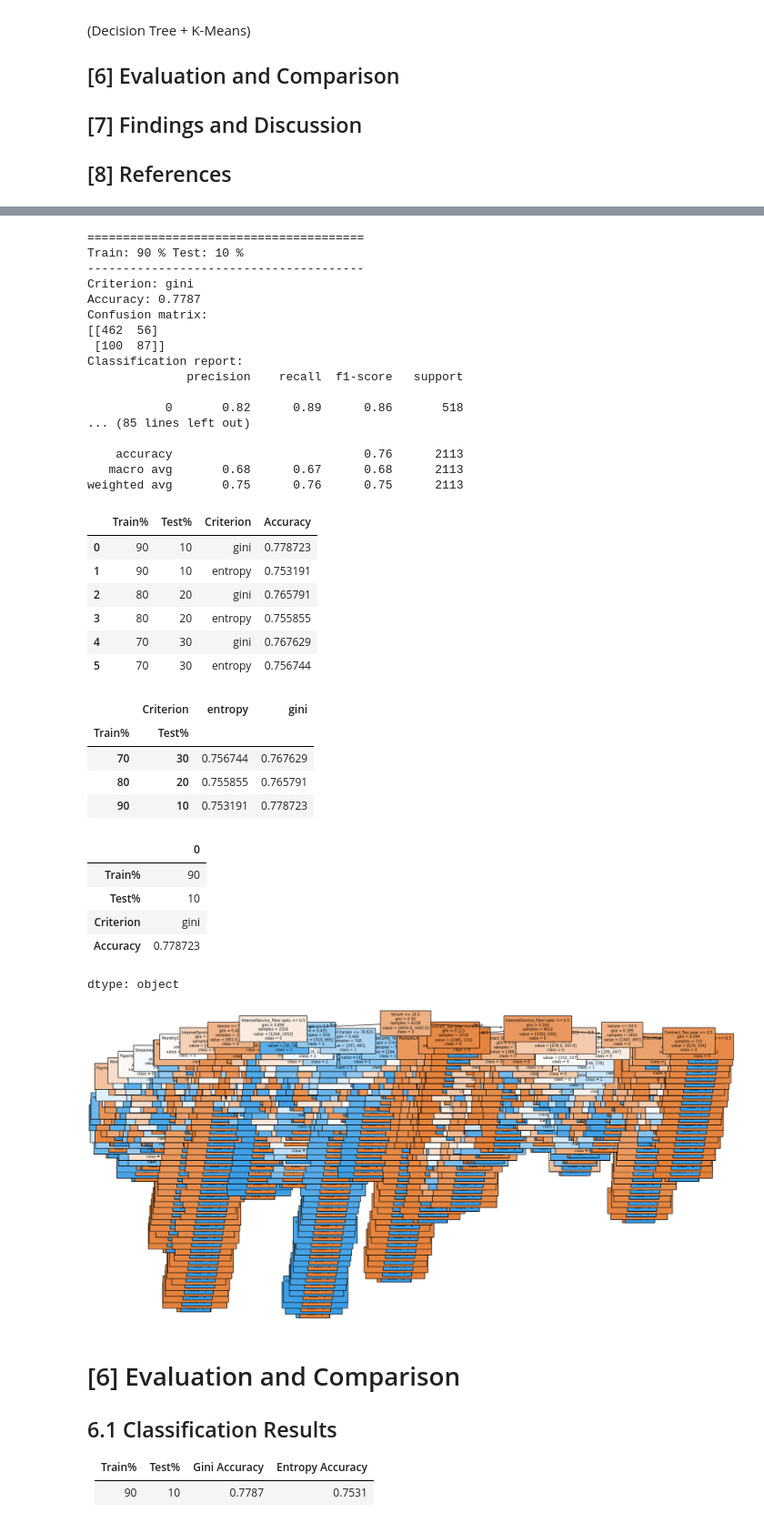
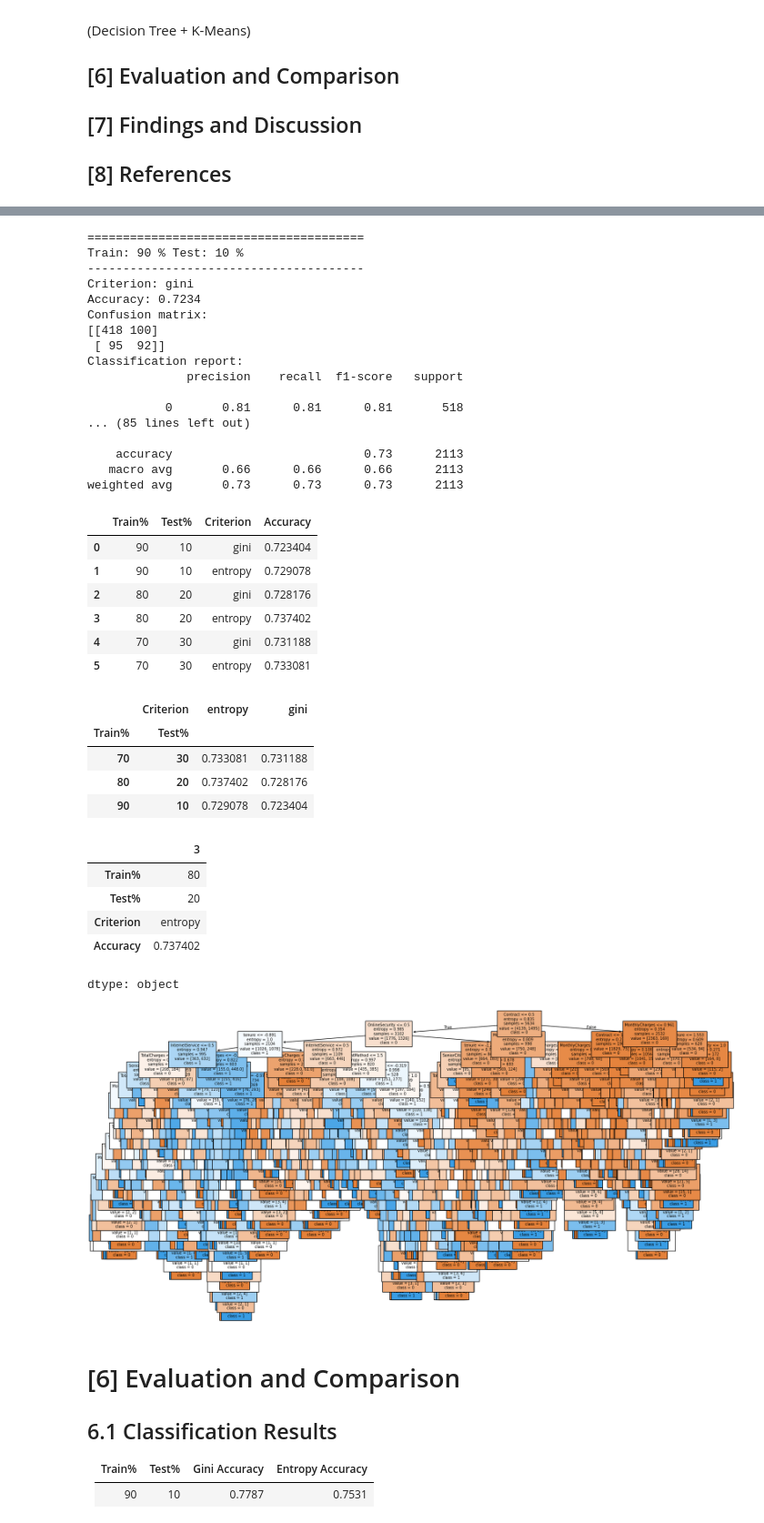
Before and after one commit to najla-alhusaini/it326-telco-churn, a Jupyter notebook: Phase3.ipynb, the cells around one changed output, grey strips where cells are left out. Shown at 91% size. Drawn from its saved outputs; the diff is of its cells as text; code cells hidden in the pictures.

```diff
--- a/Phase3.ipynb
+++ b/Phase3.ipynb
@@ -39,6 +39,6 @@ from sklearn.decomposition import PCA
 
 %matplotlib inline
 # %%
-df = pd.read_csv("Preprocessed_dataset.csv")
+df = pd.read_csv("Preprocessed_dataset (1).csv")
 df.head()
 # %% [output]
@@ -52,7 +51,7 @@ df.head()
 # %%
 from sklearn.preprocessing import LabelEncoder
 
-X_clf = df.drop(columns=["Churn", "customerID"])
+X_clf = df.drop(columns=["Churn"])
 y_clf = df["Churn"]
 
 if y_clf.dtype == "object":
@@ -113,30 +112,30 @@ for train_ratio, test_ratio in splits:
 Train: 90 % Test: 10 %
 ---------------------------------------
 Criterion: gini
-Accuracy: 0.7787
+Accuracy: 0.7234
 Confusion matrix:
-[[462  56]
- [100  87]]
+[[418 100]
+ [ 95  92]]
 Classification report:
               precision    recall  f1-score   support
 
-           0       0.82      0.89      0.86       518
+           0       0.81      0.81      0.81       518
 ... (85 lines left out)
 
-    accuracy                           0.76      2113
-   macro avg       0.68      0.67      0.68      2113
-weighted avg       0.75      0.76      0.75      2113
+    accuracy                           0.73      2113
+   macro avg       0.66      0.66      0.66      2113
+weighted avg       0.73      0.73      0.73      2113
 # %%
 results_clf_df = pd.DataFrame(results_clf)
 results_clf_df
 # %% [output]
 |  | Train% | Test% | Criterion | Accuracy |
-| 0 | 90 | 10 | gini | 0.778723 |
-| 1 | 90 | 10 | entropy | 0.753191 |
-| 2 | 80 | 20 | gini | 0.765791 |
-| 3 | 80 | 20 | entropy | 0.755855 |
-| 4 | 70 | 30 | gini | 0.767629 |
-| 5 | 70 | 30 | entropy | 0.756744 |
+| 0 | 90 | 10 | gini | 0.723404 |
+| 1 | 90 | 10 | entropy | 0.729078 |
+| 2 | 80 | 20 | gini | 0.728176 |
+| 3 | 80 | 20 | entropy | 0.737402 |
+| 4 | 70 | 30 | gini | 0.731188 |
+| 5 | 70 | 30 | entropy | 0.733081 |
 # %%
 pivot_acc = results_clf_df.pivot_table(
     index=["Train%", "Test%"],
@@ -147,45 +146,45 @@ pivot_acc
 # %% [output]
 |  | Criterion | entropy | gini |
 | Train% | Test% |  |  |
-| 70 | 30 | 0.756744 | 0.767629 |
-| 80 | 20 | 0.755855 | 0.765791 |
-| 90 | 10 | 0.753191 | 0.778723 |
+| 70 | 30 | 0.733081 | 0.731188 |
+| 80 | 20 | 0.737402 | 0.728176 |
+| 90 | 10 | 0.729078 | 0.723404 |
 # %%
 best_row = results_clf_df.loc[results_clf_df["Accuracy"].idxmax()]
 best_row
 # %% [output]
-|  | 0 |
-| Train% | 90 |
-| Test% | 10 |
-| Criterion | gini |
-| Accuracy | 0.778723 |
+|  | 3 |
+| Train% | 80 |
+| Test% | 20 |
+| Criterion | entropy |
+| Accuracy | 0.737402 |
 dtype: object
 # %%
-ظbest_train_ratio = best_row["Train%"] / 100
+best_train_ratio = best_row["Train%"] / 100
 best_test_ratio = best_row["Test%"] / 100
 best_criterion = best_row["Criterion"]
 
 X_train_best, X_test_best, y_train_best, y_test_best = train_test_split(
     X_clf, y_clf,
     test_size=best_test_ratio,
     stratify=y_clf,
     random_state=42
 )
 
 best_clf = DecisionTreeClassifier(criterion=best_criterion, random_state=42)
 best_clf.fit(X_train_best, y_train_best)
 
 plt.figure(figsize=(20, 10))
 plot_tree(
     best_clf,
     feature_names=X_clf.columns,
     class_names=[str(c) for c in np.unique(y_clf)],
     filled=True,
     fontsize=7
 )
 plt.show()
 # %% [output]
-[figure, old version]
+[figure, new version]
 # %% [markdown]
 # [6] Evaluation and Comparison
 
```
Also changed, not shown: parts of 7 cells of this notebook.
